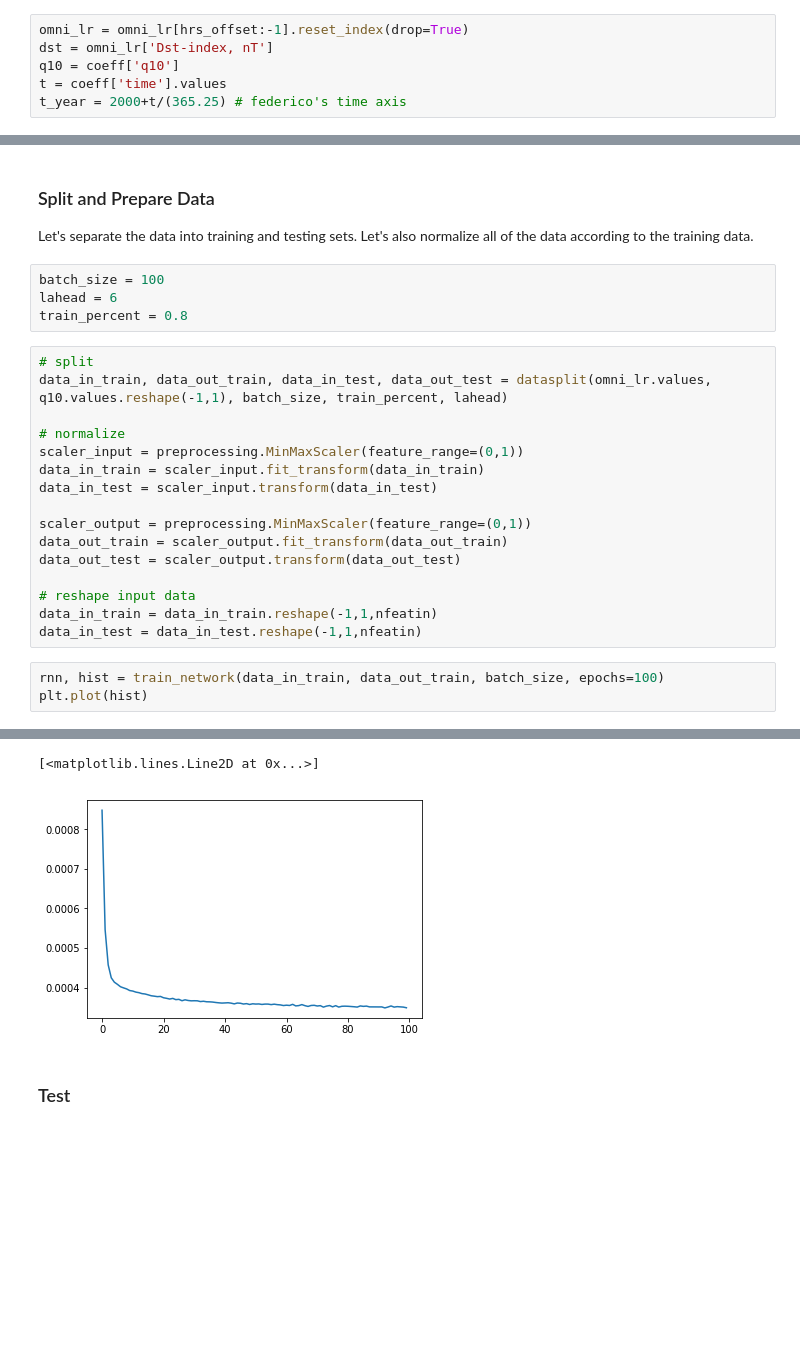
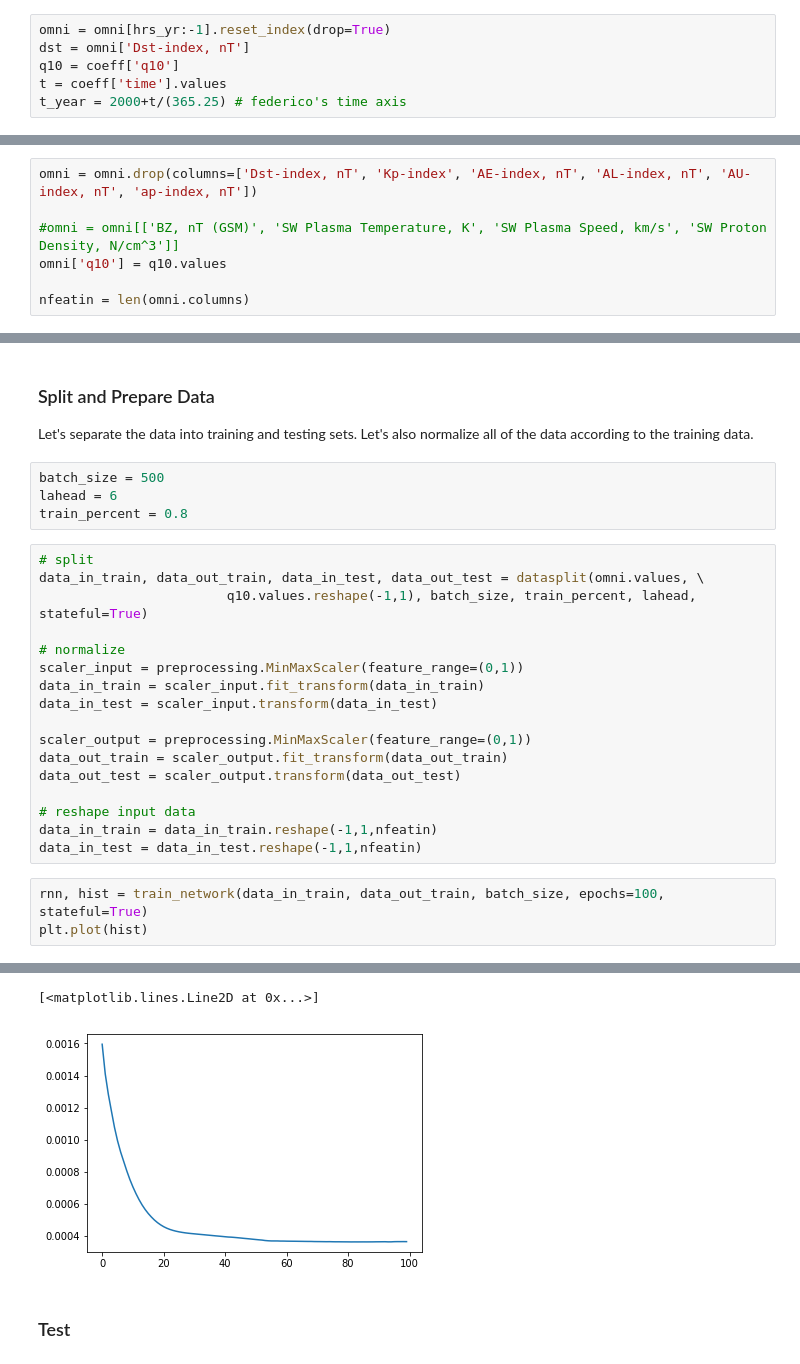
Before and after one commit to sarttiso/spaceweather, a Jupyter notebook: forecasting_q10_LSTM.ipynb, the cells around one changed output, grey strips where cells are left out. Cells and saved outputs as stored; diff of their text form; blank space fills up the shorter version.

```diff
--- a/forecasting_q10_LSTM.ipynb
+++ b/forecasting_q10_LSTM.ipynb
@@ -103,6 +70,6 @@ Furthermore, we're only interested in the $q_1^0$ term, so let's neglect everyth
 # %%
-omni_lr = omni_lr[hrs_offset:-1].reset_index(drop=True)
-dst = omni_lr['Dst-index, nT']
+omni = omni[hrs_yr:-1].reset_index(drop=True)
+dst = omni['Dst-index, nT']
 q10 = coeff['q10']
 t = coeff['time'].values
 t_year = 2000+t/(365.25) # federico's time axis
@@ -116,3 +93,10 @@ nfeatin = len(omni_lr.columns)
+# %%
+omni = omni.drop(columns=['Dst-index, nT', 'Kp-index', 'AE-index, nT', 'AL-index, nT', 'AU-index, nT', 'ap-index, nT'])
+
+#omni = omni[['BZ, nT (GSM)', 'SW Plasma Temperature, K', 'SW Plasma Speed, km/s', 'SW Proton Density, N/cm^3']]
+omni['q10'] = q10.values
+
+nfeatin = len(omni.columns)
 # %%
 fig, ax = plt.subplots(figsize=(8,6))
 ax.plot(t_year, q10)
@@ -398,12 +132,13 @@ def abline(slope, intercept):
 
 Let's separate the data into training and testing sets. Let's also normalize all of the data according to the training data.
 # %%
-batch_size = 100
+batch_size = 500
 lahead = 6
 train_percent = 0.8
 # %%
 # split
-data_in_train, data_out_train, data_in_test, data_out_test = datasplit(omni_lr.values, q10.values.reshape(-1,1), batch_size, train_percent, lahead)
+data_in_train, data_out_train, data_in_test, data_out_test = datasplit(omni.values, \
+                        q10.values.reshape(-1,1), batch_size, train_percent, lahead, stateful=True)
 
 # normalize
 scaler_input = preprocessing.MinMaxScaler(feature_range=(0,1))
@@ -418,6 +153,6 @@ data_out_test = scaler_output.transform(data_out_test)
 data_in_train = data_in_train.reshape(-1,1,nfeatin)
 data_in_test = data_in_test.reshape(-1,1,nfeatin)
 # %%
-rnn, hist = train_network(data_in_train, data_out_train, batch_size, epochs=100)
+rnn, hist = train_network(data_in_train, data_out_train, batch_size, epochs=100, stateful=True)
 plt.plot(hist)
 # %% [output]
@@ -441,5 +176,5 @@ Epoch 100/100
 [<matplotlib.lines.Line2D at 0x...>]
-[figure, old version]
+[figure, new version]
 # %% [markdown]
 ### Test
 # %%
```
Also changed, not shown: parts of 26 cells of this notebook, 1 other file.
